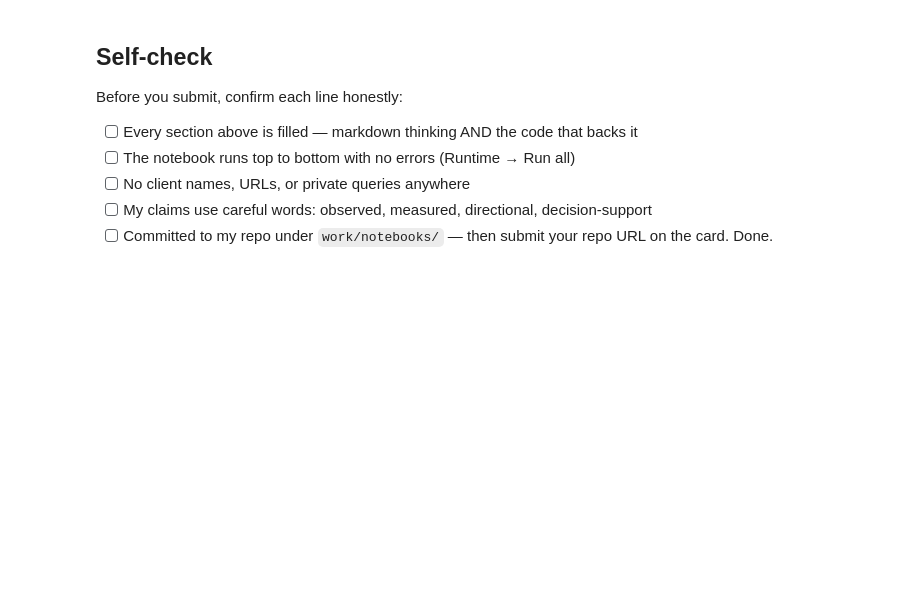
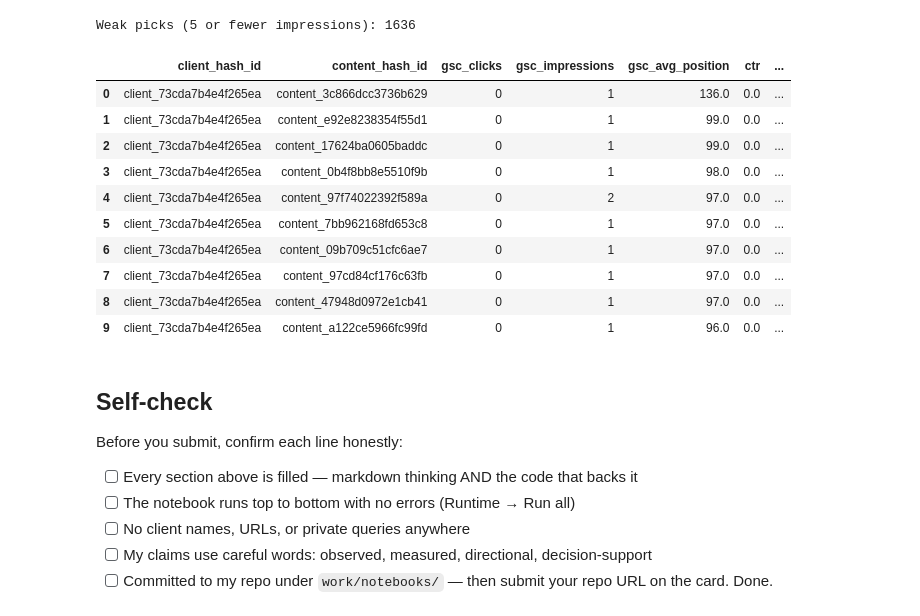
Before and after one commit to mirabdulbaqi/flyrank-ml-internship, a Jupyter notebook: work/notebooks/w04_baseline_score.ipynb, the cells around one changed output. Saved outputs shown, nothing was run; the diff lists cells and outputs as text; code cells hidden in the pictures; blank space fills up the shorter version.

```diff
--- a/work/notebooks/w04_baseline_score.ipynb
+++ b/work/notebooks/w04_baseline_score.ipynb
@@ -37,3 +183,24 @@ This skeleton is yours to fill. Work the sections **in order** — each one has
+# %%
+# Check for very low-impression pages in the ranked queue
+
+weak_picks = df[df["gsc_impressions"] <= 5]
+
+print("Weak picks (5 or fewer impressions):", len(weak_picks))
+
+weak_picks.head(10)
+# %% [output]
+Weak picks (5 or fewer impressions): 1636
+|  | client_hash_id | content_hash_id | gsc_clicks | gsc_impressions | gsc_avg_position | ctr | ... |
+| 0 | client_73cda7b4e4f265ea | content_3c866dcc3736b629 | 0 | 1 | 136.0 | 0.0 | ... |
+| 1 | client_73cda7b4e4f265ea | content_e92e8238354f55d1 | 0 | 1 | 99.0 | 0.0 | ... |
+| 2 | client_73cda7b4e4f265ea | content_17624ba0605baddc | 0 | 1 | 99.0 | 0.0 | ... |
+| 3 | client_73cda7b4e4f265ea | content_0b4f8bb8e5510f9b | 0 | 1 | 98.0 | 0.0 | ... |
+| 4 | client_73cda7b4e4f265ea | content_97f74022392f589a | 0 | 2 | 97.0 | 0.0 | ... |
+| 5 | client_73cda7b4e4f265ea | content_7bb962168fd653c8 | 0 | 1 | 97.0 | 0.0 | ... |
+| 6 | client_73cda7b4e4f265ea | content_09b709c51cfc6ae7 | 0 | 1 | 97.0 | 0.0 | ... |
+| 7 | client_73cda7b4e4f265ea | content_97cd84cf176c63fb | 0 | 1 | 97.0 | 0.0 | ... |
+| 8 | client_73cda7b4e4f265ea | content_47948d0972e1cb41 | 0 | 1 | 97.0 | 0.0 | ... |
+| 9 | client_73cda7b4e4f265ea | content_a122ce5966fc99fd | 0 | 1 | 96.0 | 0.0 | ... |
 # %% [markdown]
 ## Self-check
 
```
Also changed, not shown: parts of 16 cells of this notebook.
